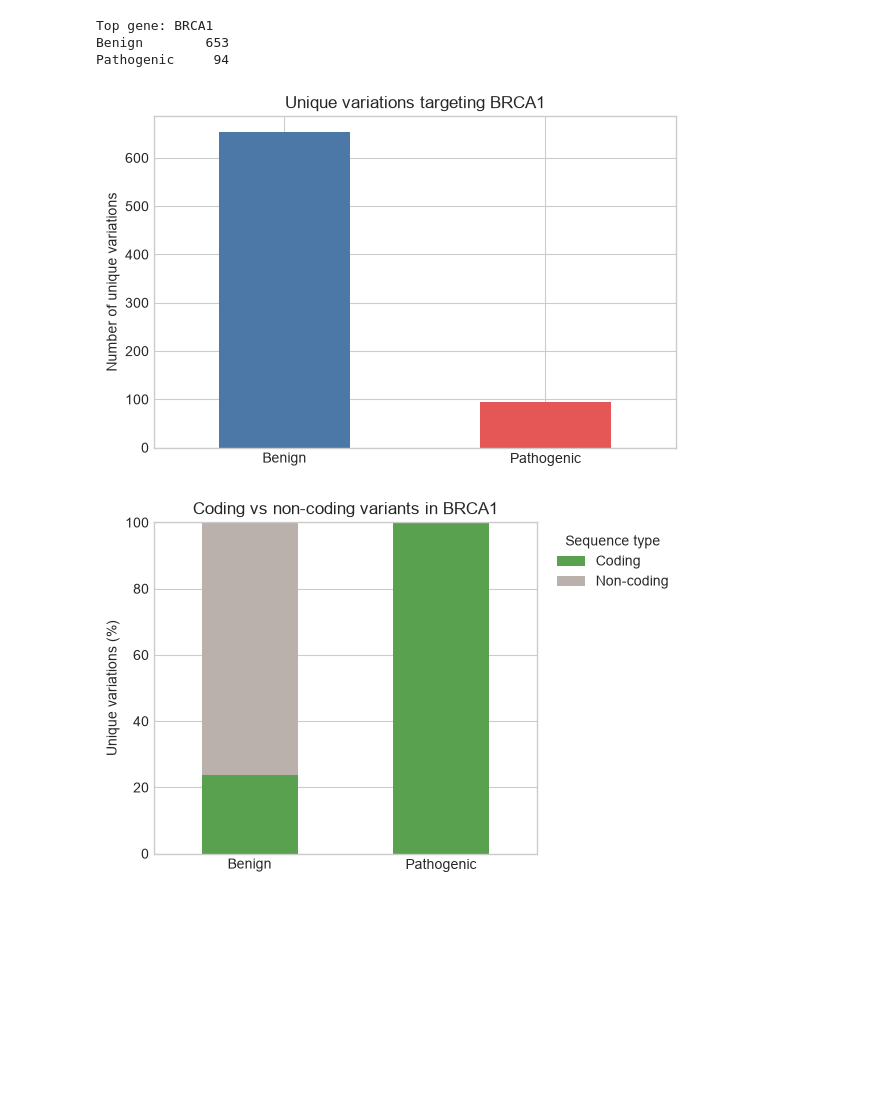
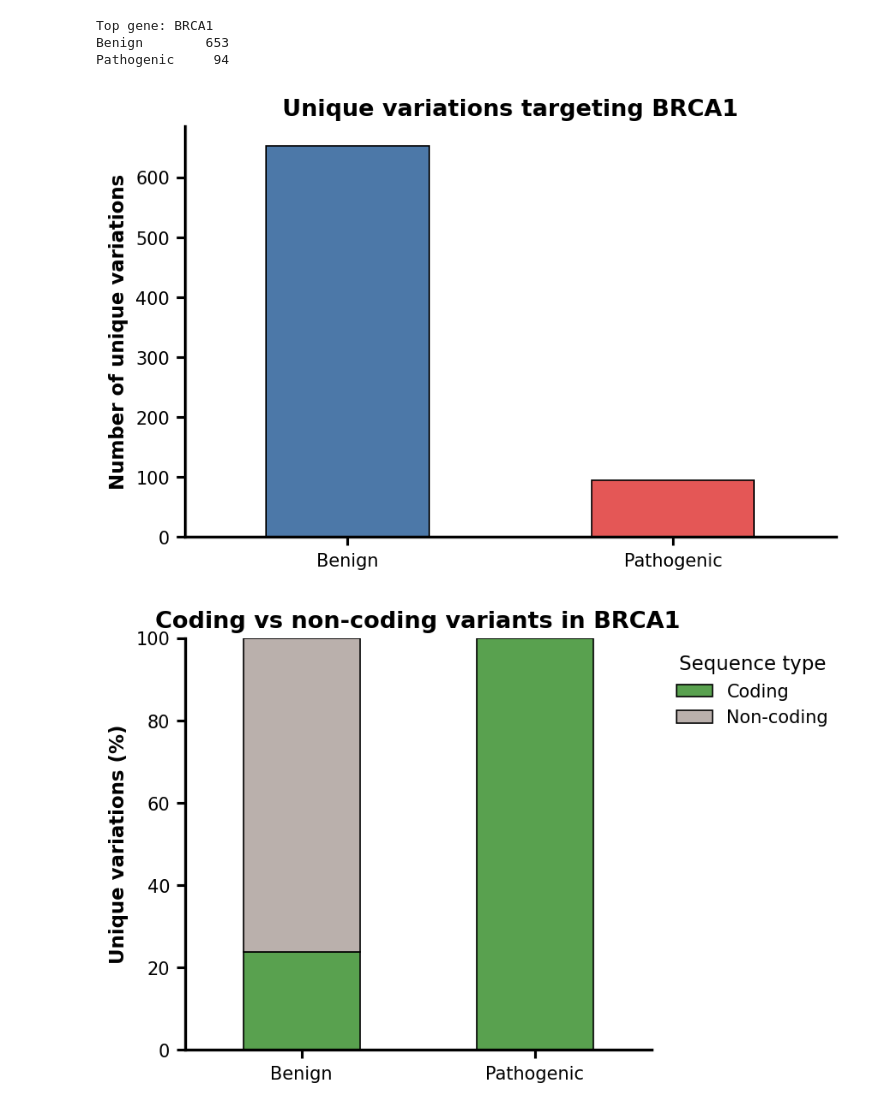
Before and after one commit to MarcAmil30/DOGMA, a Jupyter notebook: data/data analysis.ipynb, the cells around one changed output. Cells and saved outputs as stored; diff of their text form; code cells hidden in the pictures; blank space fills up the shorter version.

```diff
--- a/data/data analysis.ipynb
+++ b/data/data analysis.ipynb
@@ -11,6 +12,32 @@ from pathlib import Path
 import re
 import pandas as pd
 import matplotlib.pyplot as plt
+
+# Publication-style defaults used by every plot in this notebook.
+plt.rcParams.update({
+    "figure.dpi": 150,
+    "savefig.dpi": 300,
+    "font.size": 11,
+    "axes.titlesize": 13,
+    "axes.titleweight": "bold",
+    "axes.labelsize": 11,
+    "axes.labelweight": "bold",
+    "axes.linewidth": 1.6,
+    "axes.grid": False,
+    "xtick.labelsize": 10,
+    "ytick.labelsize": 10,
+    "legend.fontsize": 10,
+})
+
+def style_publication_axis(ax, hide_left=False):
+    """Apply a clean, consistent journal-style finish to an axis."""
+    ax.grid(False)
+    ax.spines["top"].set_visible(False)
+    ax.spines["right"].set_visible(False)
+    ax.spines["bottom"].set_linewidth(1.6)
+    ax.spines["left"].set_linewidth(1.6)
+    ax.spines["left"].set_visible(not hide_left)
+    ax.tick_params(axis="both", width=1.5, length=5)
 
 # ------------------------------------------------------------
 # 1. Load and clean the data
@@ -80,7 +107,7 @@ ax.scatter(benign_positions, [0] * len(benign_positions), s=22, alpha=0.6, color
 ax.set(title="Benign mutation locations", xlabel="Genomic position on chromosome 17")
 ax.set_yticks([])
 ax.ticklabel_format(style="plain", axis="x")
-ax.grid(axis="y", visible=False)
+style_publication_axis(ax, hide_left=True)
 plt.tight_layout()
 plt.show()
 
@@ -89,7 +116,7 @@ ax.scatter(pathogenic_positions, [0] * len(pathogenic_positions), s=28, alpha=0.
 ax.set(title="Pathogenic mutation locations", xlabel="Genomic position on chromosome 17")
 ax.set_yticks([])
 ax.ticklabel_format(style="plain", axis="x")
-ax.grid(axis="y", visible=False)
+style_publication_axis(ax, hide_left=True)
 plt.tight_layout()
 plt.show()
 
@@ -122,9 +149,10 @@ print(f"\nTop gene: {top_gene}")
 print(top_gene_counts.to_string())
 
 fig, ax = plt.subplots(figsize=(6, 4))
-top_gene_counts.plot(kind="bar", ax=ax, color=["#4C78A8", "#E45756"])
+top_gene_counts.plot(kind="bar", ax=ax, color=["#4C78A8", "#E45756"], edgecolor="black", linewidth=0.8)
 ax.set(title=f"Unique variations targeting {top_gene}", ylabel="Number of unique variations", xlabel="")
 ax.tick_params(axis="x", rotation=0)
+style_publication_axis(ax)
 plt.tight_layout()
 plt.show()
 
@@ -155,10 +183,11 @@ coding_counts = pd.DataFrame({
 coding_percent = coding_counts.div(coding_counts.sum(axis=0), axis=1).mul(100)
 
 fig, ax = plt.subplots(figsize=(6, 4))
-coding_percent.T.plot(kind="bar", stacked=True, ax=ax, color=["#59A14F", "#BAB0AC"])
+coding_percent.T.plot(kind="bar", stacked=True, ax=ax, color=["#59A14F", "#BAB0AC"], edgecolor="black", linewidth=0.8)
 ax.set(title=f"Coding vs non-coding variants in {top_gene}", ylabel="Unique variations (%)", xlabel="", ylim=(0, 100))
 ax.tick_params(axis="x", rotation=0)
 ax.legend(title="Sequence type", frameon=False, bbox_to_anchor=(1.02, 1))
+style_publication_axis(ax)
 plt.tight_layout()
 plt.show()
 print("\nCoding/non-coding percentages")
@@ -197,8 +226,8 @@ Overlapping locations: 1
 Top gene: BRCA1
 Benign        653
 Pathogenic     94
-[figure, old version]
+[figure, new version]
-[figure, old version]
+[figure, new version]
 Coding/non-coding percentages
             Benign Pathogenic
 Consequence
```
Also changed, not shown: parts of 4 cells of this notebook, 1 other file.
